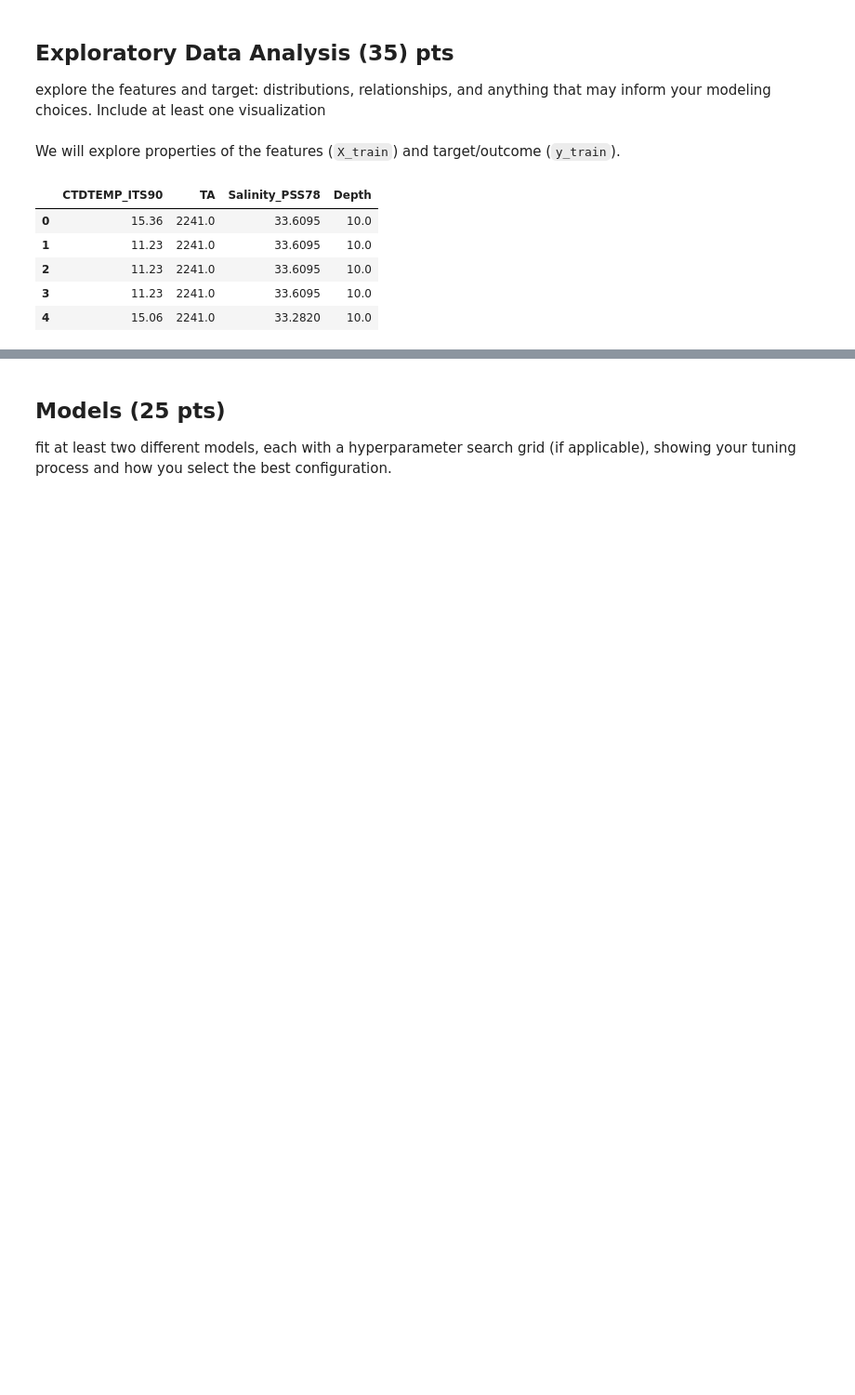
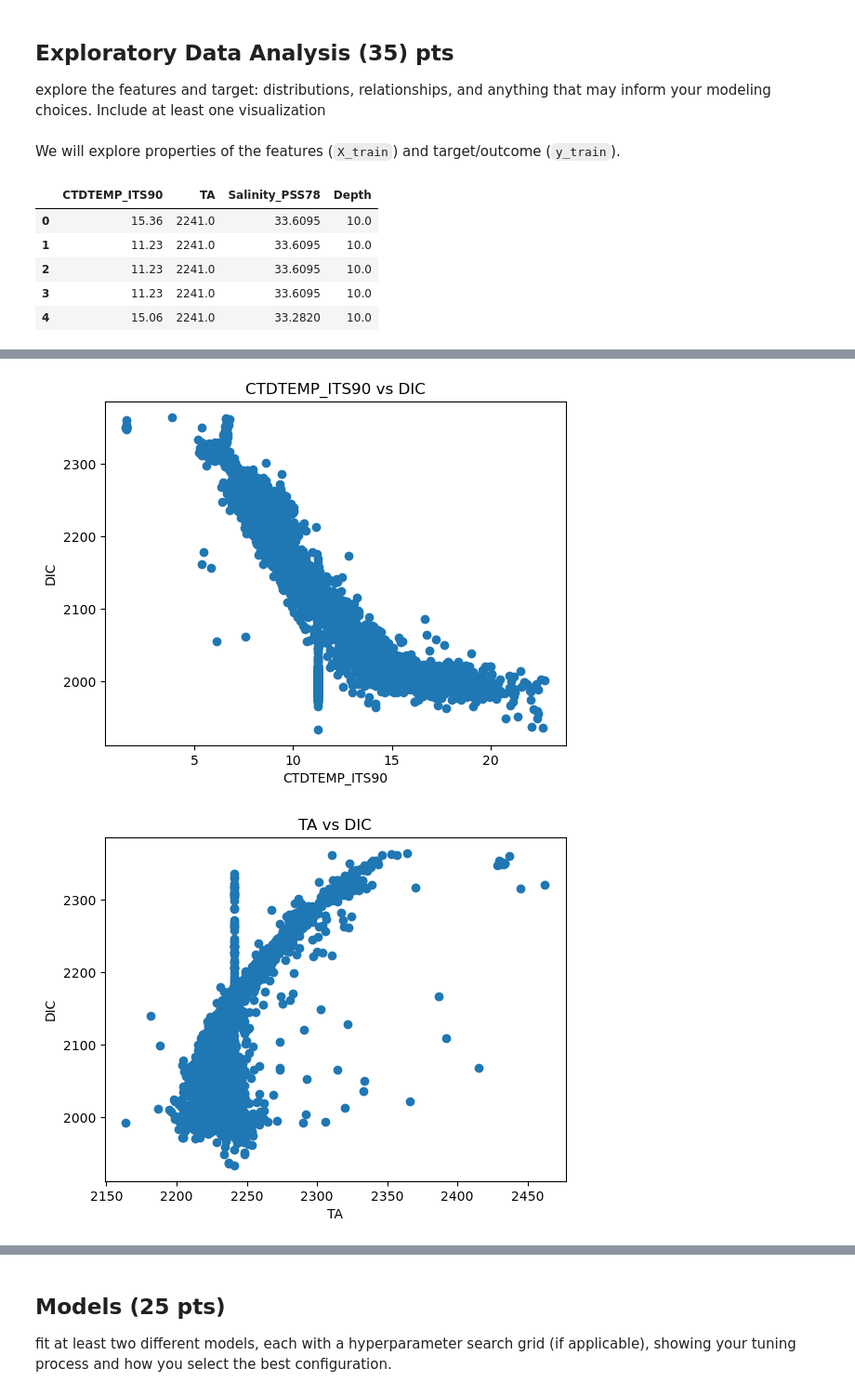
Before and after one commit to vedikaS-byte/eds-232-kaggle-competition, a Jupyter notebook: kaggle-notebook.ipynb, the cells around one changed output, grey strips where cells are left out. Shown at 93% size. Drawn from its saved outputs; the diff is of its cells as text; code cells hidden in the pictures; blank space fills up the shorter version.

```diff
--- a/kaggle-notebook.ipynb
+++ b/kaggle-notebook.ipynb
@@ -54,0 +78,12 @@ X_train.head() # It is a df with all features except DIC
+# %%
+# Looks good! What if we want to see potential linear relationships between the features and DIC? We can make scatter plots of each feature against DIC.
+# Scatterplots are not that easy to create in Python, but we can use a for loop to make one for each feature
+for feature in features:
+    plt.scatter(X_train[feature], y_train)
+    plt.xlabel(feature)
+    plt.ylabel("DIC")
+    plt.title(f"{feature} vs DIC")
+    plt.show()
+# %% [output]
+[figure, added]
+[figure, added]
```
Also changed, not shown: parts of 13 cells of this notebook, 2 other files.
